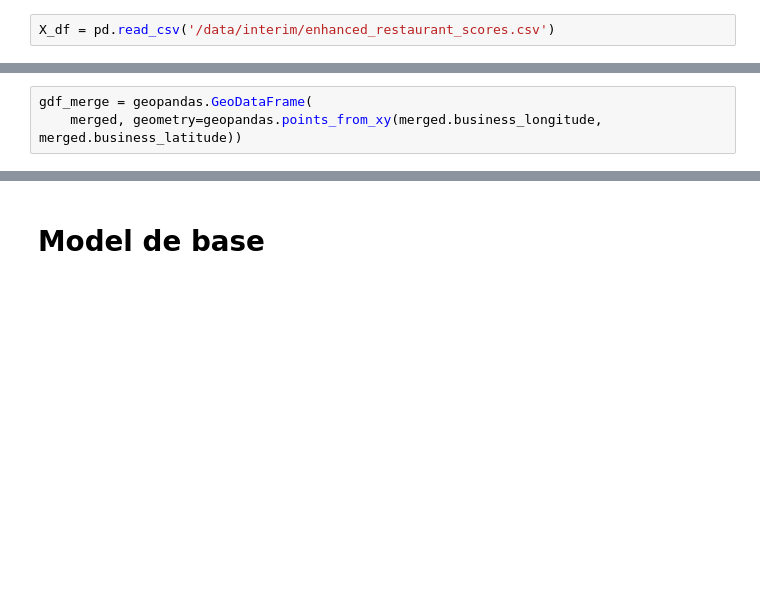
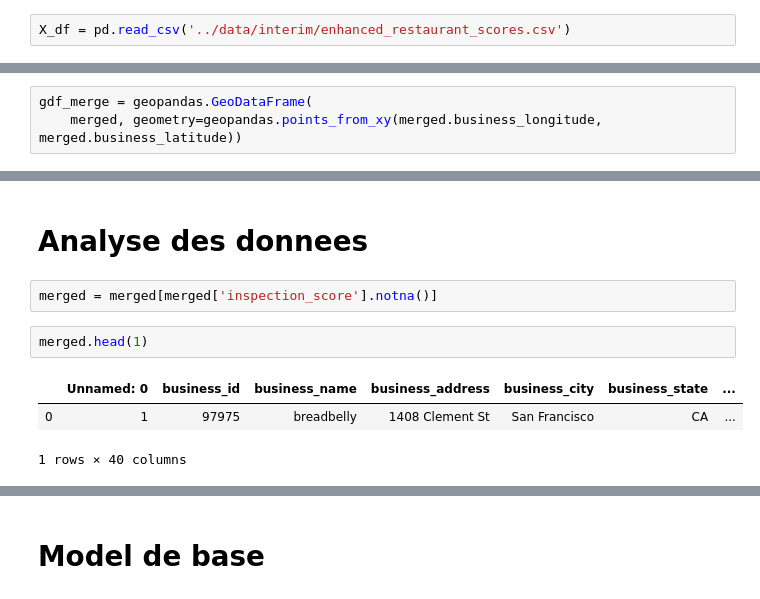
Before and after one commit to BWallyn/Datacamp, a Jupyter notebook: notebooks/first_data_explo.ipynb, the cells around one changed output, grey strips where cells are left out. Cells and saved outputs as stored; diff of their text form; blank space fills up the shorter version.

```diff
--- a/notebooks/first_data_explo.ipynb
+++ b/notebooks/first_data_explo.ipynb
@@ -8,7 +8,7 @@ import geopandas
 from matplotlib import pyplot as plt
 import seaborn
 # %%
-X_df = pd.read_csv('/data/interim/enhanced_restaurant_scores.csv')
+X_df = pd.read_csv('../data/interim/enhanced_restaurant_scores.csv')
 # %%
 X_df.head()
 # %% [output]
@@ -188,0 +189,10 @@ No handles with labels found to put in legend.
+# %% [markdown]
+# Analyse des donnees
+# %%
+merged = merged[merged['inspection_score'].notna()]
+# %%
+merged.head(1)
+# %% [output]
+|  | Unnamed: 0 | business_id | business_name | business_address | business_city | business_state | ... |
+| 0 | 1 | 97975 | breadbelly | 1408 Clement St | San Francisco | CA | ... |
+1 rows × 40 columns
```
Also changed, not shown: parts of 12 cells of this notebook.
